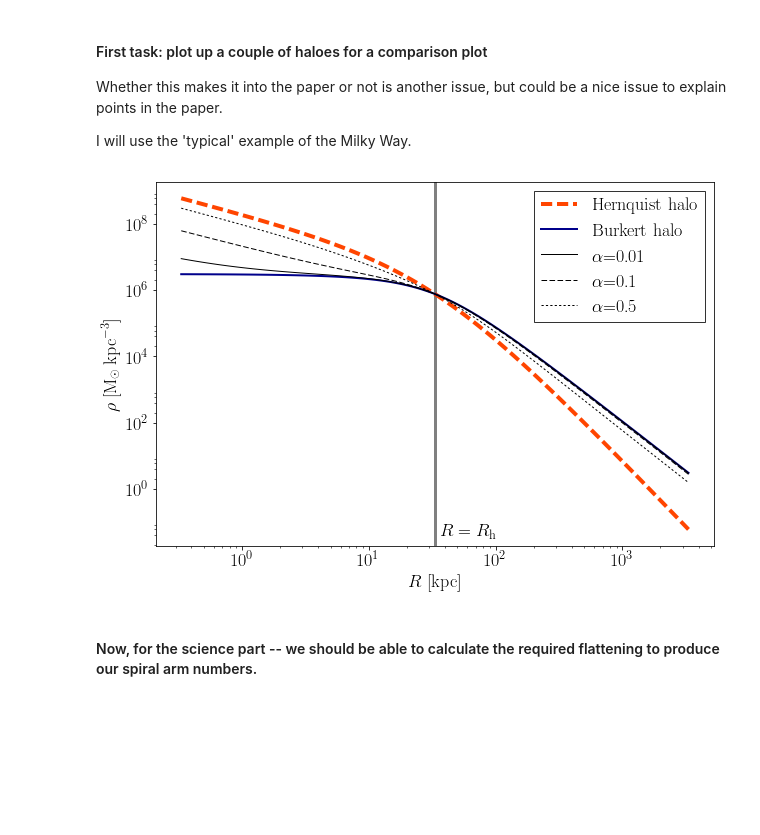
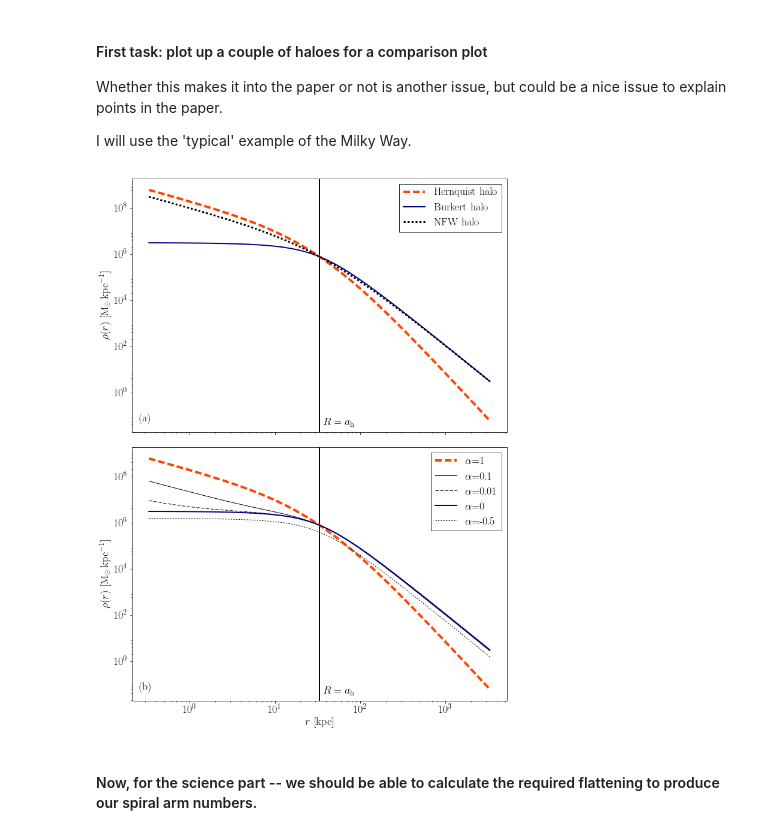
Before and after one commit to RossHart/Donghia_paper, a Jupyter notebook: halo_flattening.ipynb, the cells around one changed output. Cells and saved outputs as stored; diff of their text form; code cells hidden in the pictures; blank space fills up the shorter version.

Commit message:
Old+new halo_flattening notebooks in place

```diff
--- a/halo_flattening.ipynb
+++ b/halo_flattening.ipynb
@@ -62,6 +62,11 @@ def hernquist_halo(M,a,r):
 
 def burkert_halo(rho0,a,r):
     return rho0 * a**3 / ((r+a)*(r**2+a**2))
+
+def nfw_halo(rho0,r_s,r):
+    rho = rho0 /((r/r_s) * (1+r/r_s)**2)
+    return rho
+
 
 def alpha_halo(alpha):
     if alpha < 0:
@@ -71,43 +76,59 @@ def alpha_halo(alpha):
     else:
         return (1+alpha)*rho_h
 # %%
-fig = plt.figure(figsize=(10,6.7))
-ax = plt.subplot(111)
+fig, axarr = plt.subplots(2,1,figsize=(10,13.3),sharex=True,sharey=True)
 
 r = np.logspace(-2,2,100) * R_h.value
 rho_h = hernquist_halo(m_h_hernquist.value,R_h.value,r)
 rho_b = burkert_halo(rho0_burkert.value,R_h.value,r)
+rho_n = nfw_halo(rho0_burkert.value,R_h.value,r)
 
+ax = axarr[0]
 plt.sca(ax)
+
 _ = ax.plot(r,rho_h,color='orangered',lw=4,linestyle='dashed',
             label='Hernquist halo')
 _ = ax.plot(r,rho_b,color='darkblue',lw=2,
             label='Burkert halo')
-_ = plt.axvline(R_h.value,lw=3,color='grey',zorder=-1)
+_ = ax.plot(r,rho_n,color='k',lw=3,linestyle='dotted',
+            label='NFW halo')
 
+##########################
 
-styles = ('solid','dashed','dotted')
-alphas = (0.01,0.1,0.5)
-#alphas = (-0.5,0.1,2)
+ax = axarr[1]
+plt.sca(ax)
 
-for style, alpha in zip(styles,alphas):
-    rho = alpha_halo(alpha)
-    _ = ax.plot(r,rho,color='k',linestyle=style,lw=1,
-                label=r'$\alpha$={}'.format(alpha))
+alphas = (1,0.1,0.01,0,-0.5)
+styles = ('dashed','solid','dashed','solid','dotted')
+colors = ('orangered','k','k','darkblue','k')
+linewidths = (4,1,1,2,1)
 
-_ = ax.set_yscale('log')
-_ = ax.set_xscale('log')
-_ = ax.set_xlabel('$R$ [kpc]')
-_ = ax.set_ylabel(r'$\rho$ [$\mathrm{M_\odot \, kpc^{-3}}$]')
+for a, style, color, lw in zip(alphas,styles,colors,linewidths):
+    rho = alpha_halo(a)
+    _ = ax.plot(r,rho,color=color,linestyle=style,lw=lw,
+                label=r'$\alpha$={}'.format(a))
 
-_ = ax.legend(fancybox=False,edgecolor='k')
-
-_ = ax.text(0.51,0.01,'$R=R_\mathrm{h}$',
+###########################
+for ax in axarr:
+    plt.sca(ax)
+    _ = plt.axvline(R_h.value,lw=2,color='k',zorder=-1)
+    _ = ax.set_xscale('log')
+    _ = ax.set_yscale('log')
+    _ = ax.legend(fancybox=False,edgecolor='k')
+    _ = ax.set_ylabel(r'$\rho (r)$ [$\mathrm{M_\odot \, kpc^{-1}}$]')
+    _ = ax.text(0.51,0.01,'$R=a_\mathrm{h}$',
             transform=ax.transAxes,ha='left',va='bottom')
 
+_ = axarr[0].text(0.02,0.03,'(a)',transform=axarr[0].transAxes,
+                  ha='left',va='bottom')
+_ = axarr[1].text(0.02,0.03,'(b)',transform=axarr[1].transAxes,
+                  ha='left',va='bottom')
+
+_ = axarr[1].set_xlabel('$r$ [kpc]')
+fig.tight_layout()
 fig.savefig('figures/halo_shapes.pdf')
 # %% [output]
-[figure, old version]
+[figure, new version]
 # %% [markdown]
 #### Now, for the science part -- we should be able to calculate the required flattening to produce our spiral arm numbers.
 # %%
```
Also changed, not shown: parts of 27 cells of this notebook, 1 other file.
